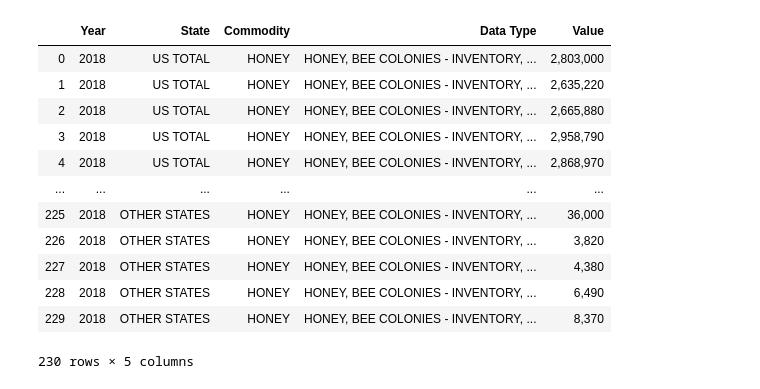
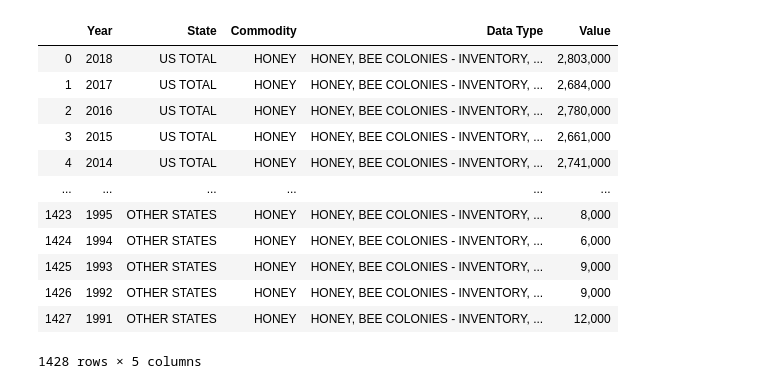
Before and after one commit to jeffersoncovey/UT-DataBC-Project-1, a Jupyter notebook: api_pull.ipynb, the cells around one changed output. Drawn from its saved outputs; the diff is of its cells as text; code cells hidden in the pictures.

```diff
--- a/api_pull.ipynb
+++ b/api_pull.ipynb
@@ -5,43 +7,43 @@ from api_key import quickstats_api
 # %%
 honey_data = []
 honey_data = pd.DataFrame(honey_data)
 honey_data["Year"] = ''
 honey_data["State"] = ''
 
 params = {
     'key': quickstats_api,
+    'reference_period_desc' : 'MARKETING YEAR',
     'commodity_desc' : 'HONEY',
     'short_desc' : 'HONEY, BEE COLONIES - INVENTORY, MEASURED IN COLONIES',
-    'year' : 2018
 }
 
 base_url = 'https://quickstats.nass.usda.gov/api/api_GET/'
 
 
-response = requests.get(url, params=params).json()
-# print(response)
+response = requests.get(base_url, params=params).json()
+# print(response.url)
 
 for x in (range(len(response['data']))):
 
     honey_data.loc[x,'Year'] = response['data'][x]['year']
     honey_data.loc[x,'State'] = response['data'][x]['location_desc']
     honey_data.loc[x,'Commodity'] = response['data'][x]['commodity_desc']
     honey_data.loc[x,'Data Type'] = response['data'][x]['short_desc']
     honey_data.loc[x,'Value'] = response['data'][x]['Value']
 
 
 honey_data
 # %% [output]
 |  | Year | State | Commodity | Data Type | Value |
 | 0 | 2018 | US TOTAL | HONEY | HONEY, BEE COLONIES - INVENTORY, ... | 2,803,000 |
-| 1 | 2018 | US TOTAL | HONEY | HONEY, BEE COLONIES - INVENTORY, ... | 2,635,220 |
-| 2 | 2018 | US TOTAL | HONEY | HONEY, BEE COLONIES - INVENTORY, ... | 2,665,880 |
-| 3 | 2018 | US TOTAL | HONEY | HONEY, BEE COLONIES - INVENTORY, ... | 2,958,790 |
-| 4 | 2018 | US TOTAL | HONEY | HONEY, BEE COLONIES - INVENTORY, ... | 2,868,970 |
+| 1 | 2017 | US TOTAL | HONEY | HONEY, BEE COLONIES - INVENTORY, ... | 2,684,000 |
+| 2 | 2016 | US TOTAL | HONEY | HONEY, BEE COLONIES - INVENTORY, ... | 2,780,000 |
+| 3 | 2015 | US TOTAL | HONEY | HONEY, BEE COLONIES - INVENTORY, ... | 2,661,000 |
+| 4 | 2014 | US TOTAL | HONEY | HONEY, BEE COLONIES - INVENTORY, ... | 2,741,000 |
 | ... | ... | ... | ... | ... | ... |
-| 225 | 2018 | OTHER STATES | HONEY | HONEY, BEE COLONIES - INVENTORY, ... | 36,000 |
-| 226 | 2018 | OTHER STATES | HONEY | HONEY, BEE COLONIES - INVENTORY, ... | 3,820 |
-| 227 | 2018 | OTHER STATES | HONEY | HONEY, BEE COLONIES - INVENTORY, ... | 4,380 |
-| 228 | 2018 | OTHER STATES | HONEY | HONEY, BEE COLONIES - INVENTORY, ... | 6,490 |
-| 229 | 2018 | OTHER STATES | HONEY | HONEY, BEE COLONIES - INVENTORY, ... | 8,370 |
+| 1423 | 1995 | OTHER STATES | HONEY | HONEY, BEE COLONIES - INVENTORY, ... | 8,000 |
+| 1424 | 1994 | OTHER STATES | HONEY | HONEY, BEE COLONIES - INVENTORY, ... | 6,000 |
+| 1425 | 1993 | OTHER STATES | HONEY | HONEY, BEE COLONIES - INVENTORY, ... | 9,000 |
+| 1426 | 1992 | OTHER STATES | HONEY | HONEY, BEE COLONIES - INVENTORY, ... | 9,000 |
+| 1427 | 1991 | OTHER STATES | HONEY | HONEY, BEE COLONIES - INVENTORY, ... | 12,000 |
-230 rows × 5 columns
+1428 rows × 5 columns
```
Also changed, not shown: parts of 5 cells of this notebook.
